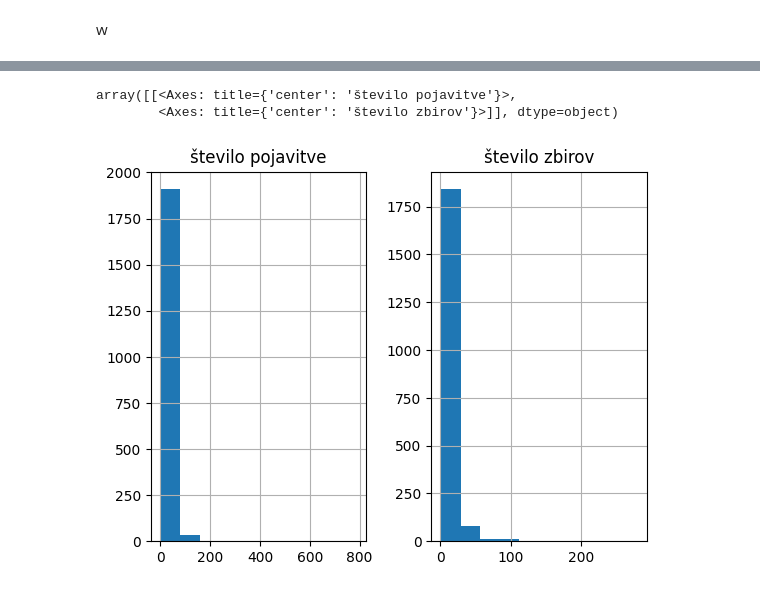
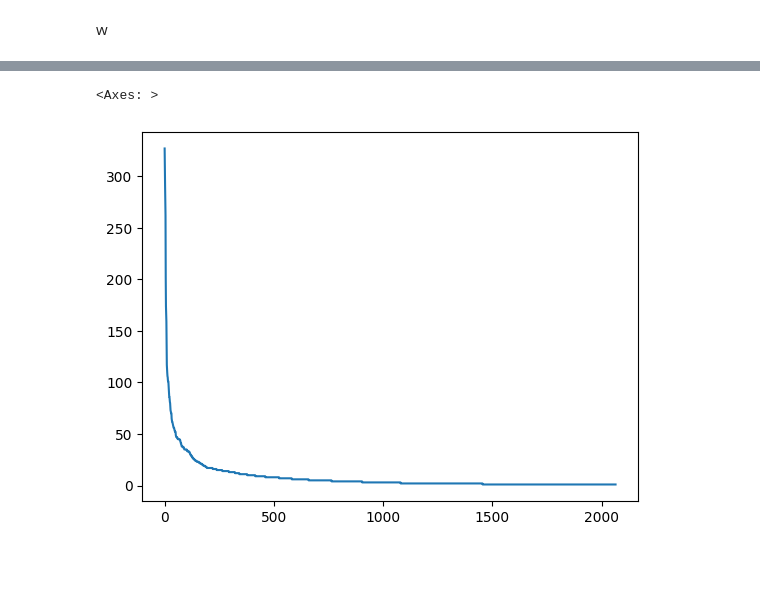
Before and after one commit to MatevzJausovec/Uvod-v-programiranje---Projektna-naloga, a Jupyter notebook: predstavitev.ipynb, the cells around one changed output, grey strips where cells are left out. Drawn from its saved outputs; the diff is of its cells as text; code cells hidden in the pictures; blank space fills up the shorter version.

```diff
--- a/predstavitev.ipynb
+++ b/predstavitev.ipynb
@@ -177,7 +177,7 @@ vse_karte_proc.sort_values(by=st_3, ascending=False).head(15).style.hide(axis="i
 # %%
-vse_karte2 = vse_karte.sort_values(by="število zbirov", ascending=True).copy()
-vse_karte2.hist()
+vse_karte2 = vse_karte.sort_values(by="število zbirov", ascending=False).copy()
+vse_karte2 = vse_karte2.reset_index()
+vse_karte2["število zbirov"].plot()
 # %% [output]
-array([[<Axes: title={'center': 'število pojavitve'}>,
-        <Axes: title={'center': 'število zbirov'}>]], dtype=object)
+<Axes: >
-[figure, old version]
+[figure, new version]
```
Also changed, not shown: parts of 13 cells of this notebook, 1 other file.
